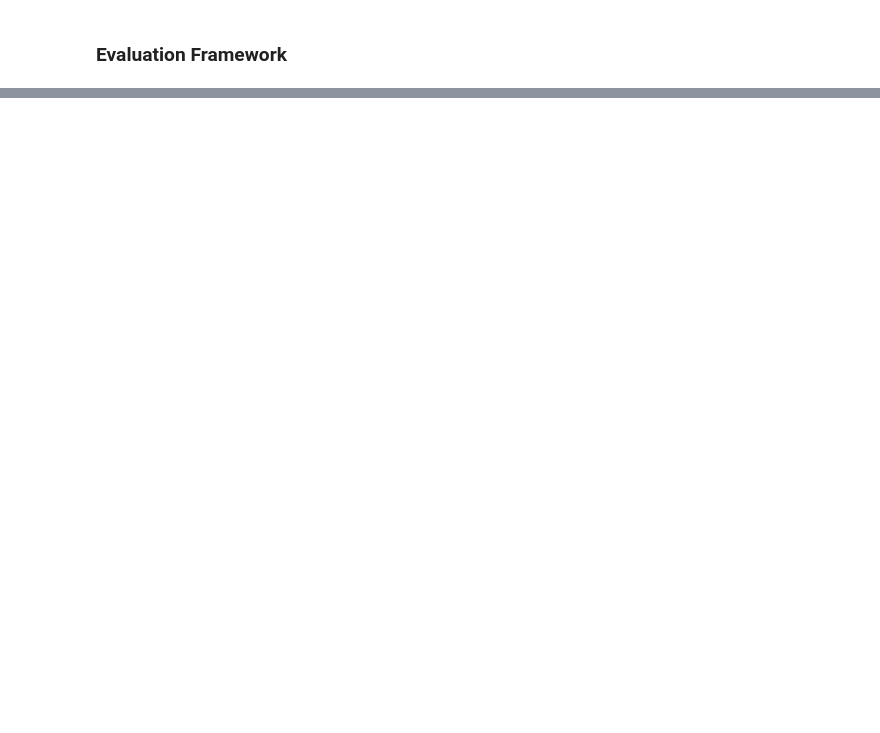
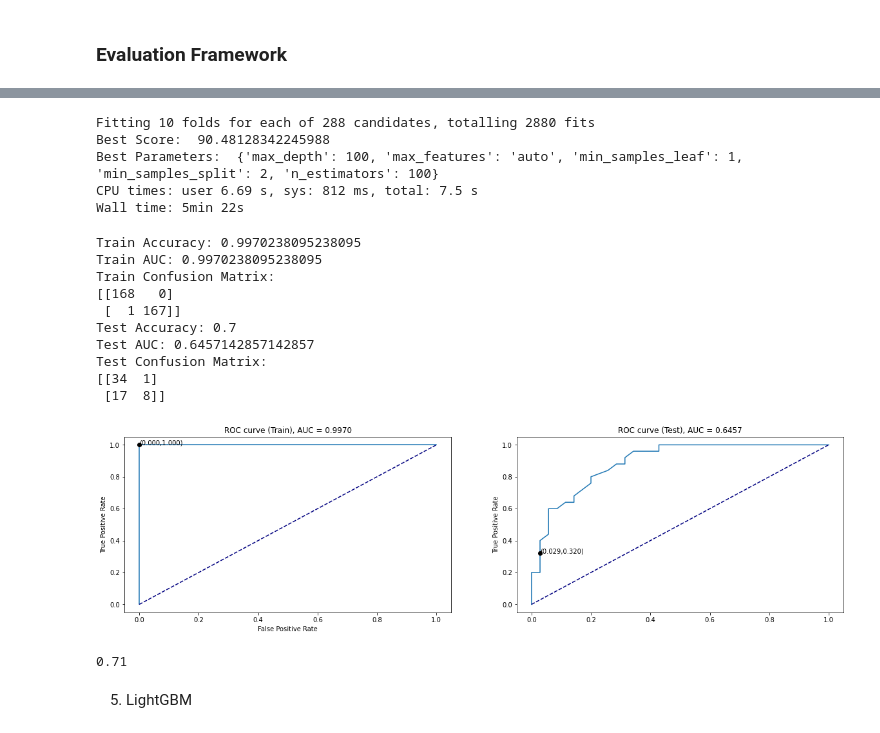
Before and after one commit to tminhquang00/EEET2485-heart-failure-prediction, a Jupyter notebook: heart-failure-detection.ipynb, the cells around one changed output, grey strips where cells are left out. Cells and saved outputs as stored; diff of their text form; code cells hidden in the pictures; blank space fills up the shorter version.

```diff
--- a/heart-failure-detection.ipynb
+++ b/heart-failure-detection.ipynb
@@ -303,0 +557,45 @@ from sklearn.model_selection import GridSearchCV
+# %%
+%%time
+model =  RandomForestClassifier()
+
+max_depth = [int(x) for x in np.linspace(10, 110, num = 11)]
+max_depth.append(None)
+
+parameters = {'n_estimators': [100, 200, 300],
+               'max_features': ['auto', 'sqrt'],
+               'max_depth': max_depth,
+               'min_samples_split': [2, 5],
+               'min_samples_leaf': [1, 2] }
+
+rf_clf= GridSearchCV(model, parameters, refit=True, verbose=1, cv = 10, n_jobs = 4)
+rf_clf.fit(X_train, y_train)
+
+print('Best Score: ', rf_clf.best_score_*100, '\nBest Parameters: ', rf_clf.best_params_)
+
+acc, f1, recall = evaluate_model_performance(rf_clf, X_val, y_val)
+model_score.append(['Random Forest', acc, f1, recall])
+# %% [output]
+Fitting 10 folds for each of 288 candidates, totalling 2880 fits
+Best Score:  90.48128342245988
+Best Parameters:  {'max_depth': 100, 'max_features': 'auto', 'min_samples_leaf': 1, 'min_samples_split': 2, 'n_estimators': 100}
+CPU times: user 6.69 s, sys: 812 ms, total: 7.5 s
+Wall time: 5min 22s
+# %%
+y_test_pred_proba = rf_clf.predict_proba(X_val)[::,1]
+y_train_pred_proba = rf_clf.predict_proba(X_train)[::,1]
+plot_ROC(y_train, y_train_pred_proba, y_val, y_test_pred_proba)
+# %% [output]
+Train Accuracy: 0.9970238095238095
+Train AUC: 0.9970238095238095
+Train Confusion Matrix:
+[[168   0]
+ [  1 167]]
+Test Accuracy: 0.7
+Test AUC: 0.6457142857142857
+Test Confusion Matrix:
+[[34  1]
+ [17  8]]
+[figure, added]
+0.71
+# %% [markdown]
+5. LightGBM
```
Also changed, not shown: parts of 29 cells of this notebook, 1 other file.
